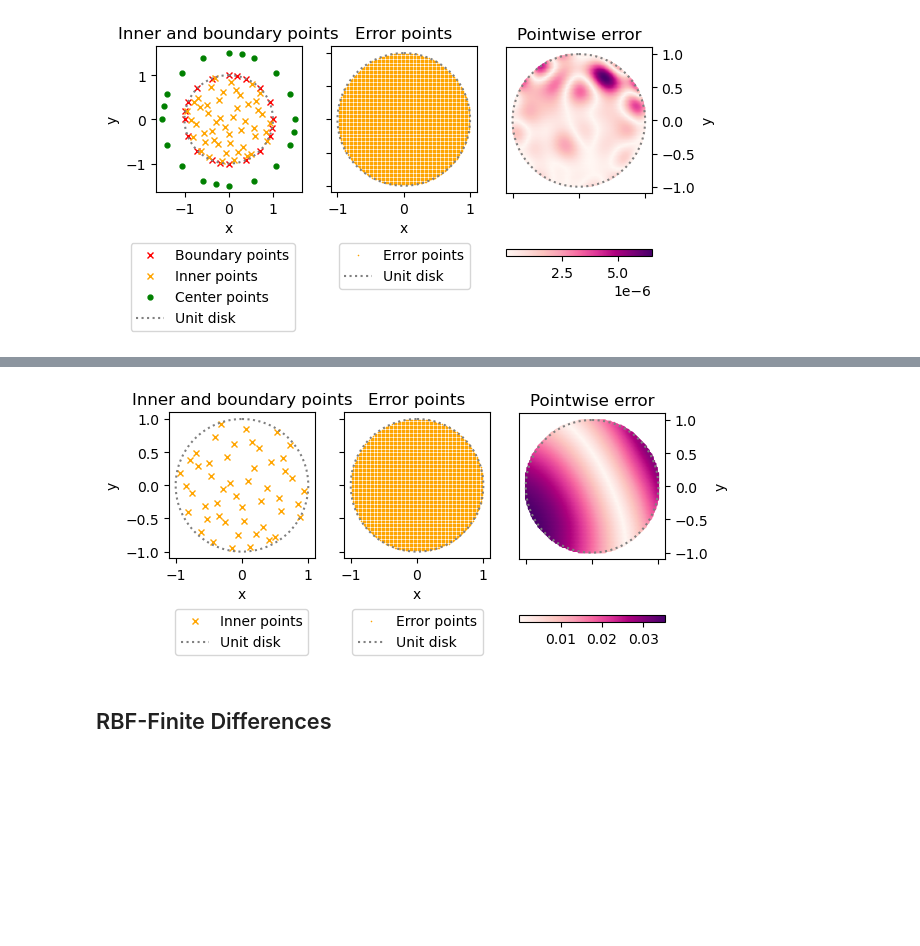
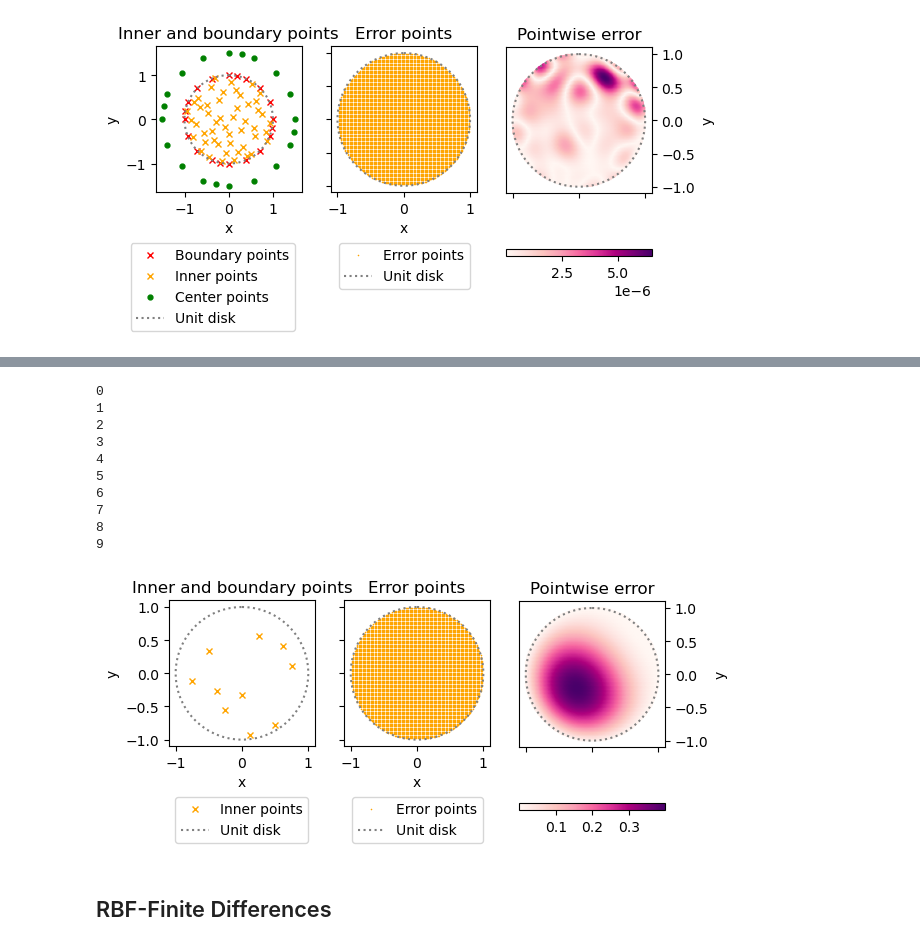
Before and after one commit to maggi0805/MML, a Jupyter notebook: mml_overview.ipynb, the cells around one changed output, grey strips where cells are left out. Drawn from its saved outputs; the diff is of its cells as text; code cells hidden in the pictures; blank space fills up the shorter version.

```diff
--- a/mml_overview.ipynb
+++ b/mml_overview.ipynb
@@ -851,21 +864,27 @@ def galerkin(str_type_phi, e, int, err):
     A = np.zeros((N_points, N_points))
     b = np.zeros((N_points, 1))
     for i in range(N_points):
+        print(i)
         for j in range(i):
-            Nphi2 = lambda r, t: r * np.dot(Nphi(str_type_phi, r * np.cos(t) - int[0][i], r * np.sin(t) - int[1][i], e), \
-                                        Nphi(str_type_phi, r * np.cos(t) - int[0][j], r * np.sin(t) - int[1][j], e))
+            Nphi2 = lambda r, t: r * np.dot(Nphi(r * np.cos(t), r * np.sin(t), int[0][i], int[1][i], e), \
+                                        Nphi(r * np.cos(t), r * np.sin(t), int[0][j], int[1][j], e))
             A[i][j] = integrate.dblquad(Nphi2, 0, 1, 0, 2 * np.pi)[0]
         b1 = lambda r, t: r * f(r * np.cos(t), r * np.sin(t)) * \
-                            phi_g(str_type_phi, np.sqrt((int[0][i] - r * np.cos(t)) ** 2 + (int[1][i] - r * np.sin(t)) ** 2), e)
+                            phi_g(int[0][i], int[1][i], r * np.cos(t), r * np.sin(t), e)
         b[i] = integrate.dblquad(b1, 0, 1, 0, 2 * np.pi)[0]
     A += A.T - np.diag(np.diag(A))
     lam_gal = linalg.solve(A, b)
 
-    dm = distance_matrix(err, int.T)
+    N_E = err.shape[0]
+    out = []
+    phis = np.zeros((N_E, N_points))
+    for i in range(N_E):
+        for j in range(N_points):
+            phis[i][j] = phi_g(err.T[0][i], err.T[1][i], int[0][j], int[1][j], e)
 
-    return np.dot(phi_g(str_type_phi, dm, e), lam_gal)
+    return np.dot(phis, lam_gal)
 # %%
-inte, trash1, trash2, err = domain('ud', 50, 20, 0.5, 10000)
+inte, trash1, trash2, err = domain('ud', 10, 10, 0.5, 10000)
 u, g, f = func_galerkin('u1')
 u_approx = galerkin('MQ', 0.7, inte.T, err)
 
@@ -874,34 +893,44 @@ fig, axs = plt.subplots(1, 3)
 th = np.linspace(0, 2 * np.pi, 100)
 
 cmap = plt.get_cmap('RdPu')
 
 axs[0].plot(inte.T[0], inte.T[1], color = 'orange', linestyle = 'None', markersize = 4.5, marker = 'x', label = 'Inner points')
 
 axs[1].plot(err.T[0], err.T[1], color = 'orange', linestyle = 'None', markersize = 0.5, marker = 'x', label = 'Error points')
 
 p = axs[2].scatter(err.T[0], err.T[1], c = np.absolute(u_approx + np.array(u_0(err.T[0], err.T[1])).reshape((err.shape[0], 1)) \
                                                            - u(err.T[0], err.T[1]).reshape((err.shape[0], 1))) , cmap = cmap, s = 5, marker = 'p');
 fig.colorbar(p, orientation = 'horizontal', pad = 0.15);
 
 axs[0].set_title('Inner and boundary points')
 axs[1].set_title('Error points')
 axs[2].set_title('Pointwise error')
 
 axs[2].yaxis.set_label_position("right")
 axs[2].yaxis.tick_right()
 
 for ax in axs.flat:
     ax.set_aspect('equal')
     ax.plot(np.sin(th), np.cos(th), color = 'gray', linestyle = 'dotted', label = 'Unit disk');
     ax.set(xlabel = 'x', ylabel = 'y')
 
 for ax in axs.flat:
     ax.label_outer()
 
 axs[0].legend(bbox_to_anchor = (1, -0.3))
 axs[1].legend(bbox_to_anchor = (1, -0.3));
 # %% [output]
+0
+1
+2
+3
+4
+5
+6
+7
+8
+9
-[figure, old version]
+[figure, new version]
 # %% [markdown]
 ## RBF-Finite Differences
 # %% [markdown]
```
Also changed, not shown: parts of 15 cells of this notebook.
